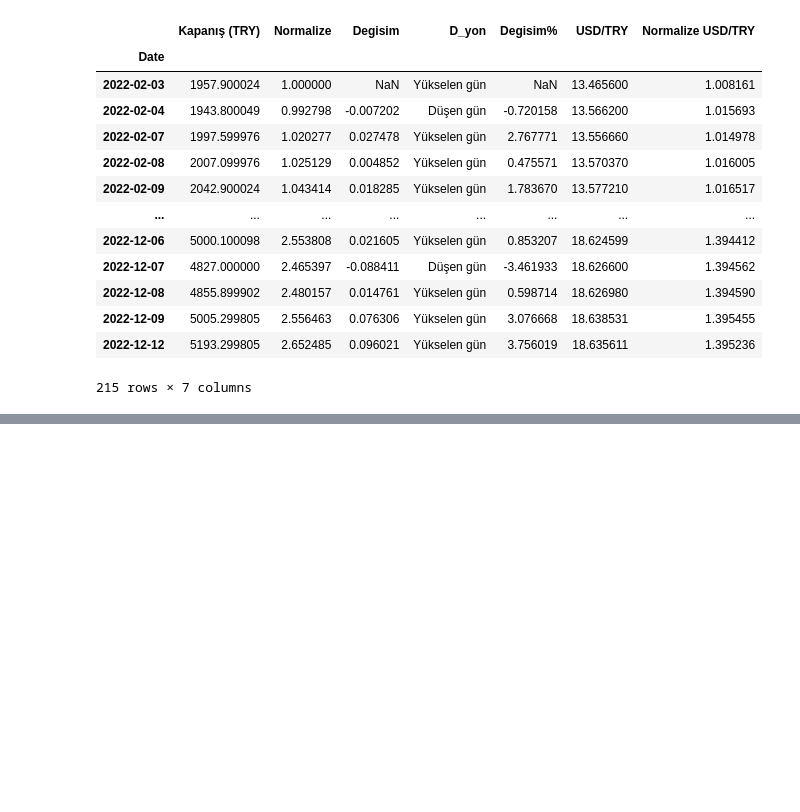
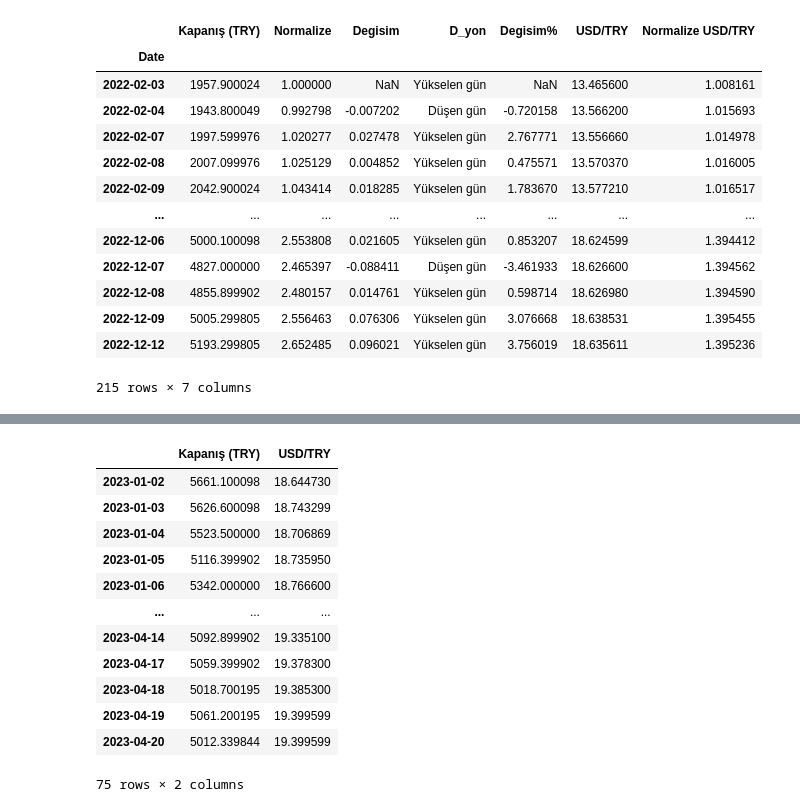
Before and after one commit to Abdulkadir2516/GMKA_Abdulkadir_Yesilkaya, a Jupyter notebook: Python_Hatırlatma.ipynb, the cells around one changed output, grey strips where cells are left out. Drawn from its saved outputs; the diff is of its cells as text; code cells hidden in the pictures; blank space fills up the shorter version.

```diff
--- a/Python_Hatırlatma.ipynb
+++ b/Python_Hatırlatma.ipynb
@@ -384,0 +412,18 @@ fig.update_layout(title="Normalize BIST 100 ve Normalize Kur ",
+# %%
+# Veri_2023 = Veri_2023[Veri_2023["Kapanış (TRY)"]>0]
+Veri_2023.dropna()
+Veri_2023
+# %% [output]
+|  | Kapanış (TRY) | USD/TRY |
+| 2023-01-02 | 5661.100098 | 18.644730 |
+| 2023-01-03 | 5626.600098 | 18.743299 |
+| 2023-01-04 | 5523.500000 | 18.706869 |
+| 2023-01-05 | 5116.399902 | 18.735950 |
+| 2023-01-06 | 5342.000000 | 18.766600 |
+| ... | ... | ... |
+| 2023-04-14 | 5092.899902 | 19.335100 |
+| 2023-04-17 | 5059.399902 | 19.378300 |
+| 2023-04-18 | 5018.700195 | 19.385300 |
+| 2023-04-19 | 5061.200195 | 19.399599 |
+| 2023-04-20 | 5012.339844 | 19.399599 |
+75 rows × 2 columns
```
Also changed, not shown: parts of 2 cells of this notebook.
